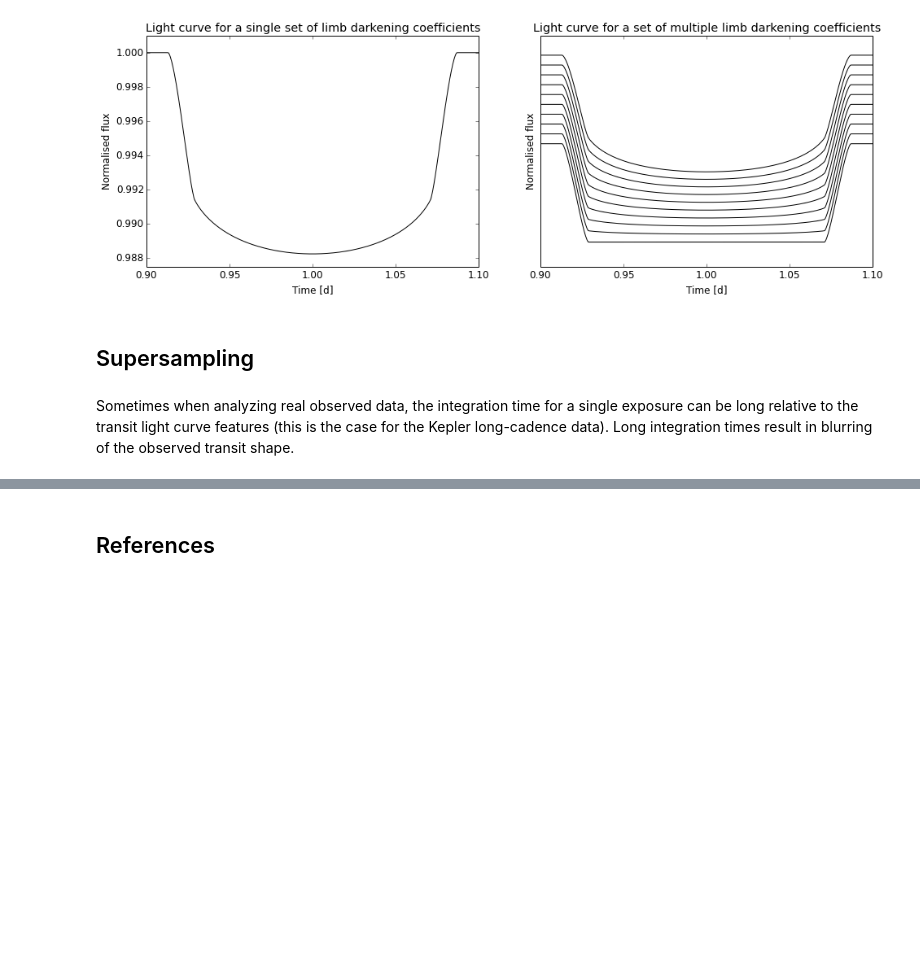
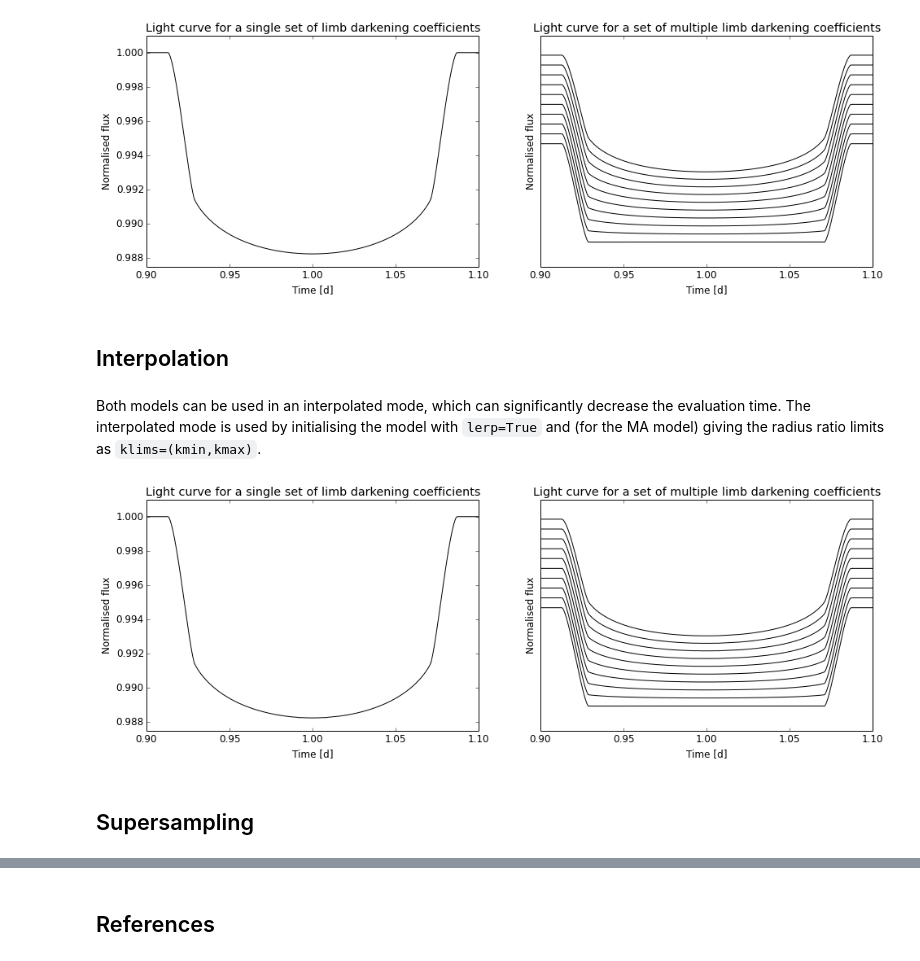
Before and after one commit to hpparvi/PyTransit, a Jupyter notebook: notebooks/PyTransit_Example_1.ipynb, the cells around one changed output, grey strips where cells are left out. Drawn from its saved outputs; the diff is of its cells as text; code cells hidden in the pictures; blank space fills up the shorter version.

```diff
--- a/notebooks/PyTransit_Example_1.ipynb
+++ b/notebooks/PyTransit_Example_1.ipynb
@@ -29,7 +30,7 @@ from pytransit import MandelAgol as MA
 # %%
 k, t0, p, a, i, e, w = 0.1, 1., 4., 8., 0.5*pi, 0.01, 0.5*pi
-t = np.linspace(0.9,1.1,500)
+t = linspace(0.9,1.1,500)
 
 us = [0.4,0.1]
-um = np.asfortranarray([[0.04*iu, 0.025*iu] for iu in range(10)])
+um = array([[0.04*iu, 0.025*iu] for iu in range(10)])
 # %% [markdown]
@@ -74,7 +75,27 @@ fig.tight_layout()
 fig.savefig('model_example_1.png')
 # %% [output]
 [figure]
+# %% [markdown]
+## Interpolation
+# %% [markdown]
+Both models can be used in an interpolated mode, which can significantly decrease the evaluation time. The interpolated mode is used by initialising the model with ``lerp=True`` and (for the MA model) giving the radius ratio limits as ``klims=(kmin,kmax)``.
+# %%
+mi = MA(lerp=True, klims=(0.09,0.11), nthr=4)
+
+fs = mi.evaluate(t, k, us, t0, p, a, i, e, w)
+fm = mi.evaluate(t, k, um, t0, p, a, i, e, w)
+
+rc('font', size=12)
+fig,ax = subplots(1,2,figsize=(14,5))
+ax[0].plot(t,fs, 'k');
+ax[1].plot(t,fm + np.arange(um.shape[0])*0.001, 'k');
+setp(ax[0], ylim=(0.9875,1.001), xlabel='Time [d]', ylabel='Normalised flux',
+        title='Light curve for a single set of limb darkening coefficients');
+setp(ax[1], ylim=(0.9875,1.011), yticks=[], xlabel='Time [d]', ylabel='Normalised flux',
+        title='Light curve for a set of multiple limb darkening coefficients');
+fig.tight_layout()
+fig.savefig('model_example_1_ip.png')
+# %% [output]
+[figure, added]
 # %% [markdown]
 ## Supersampling
-# %% [markdown]
-Sometimes when analyzing real observed data, the integration time for a single exposure can be long relative to the transit light curve features (this is the case for the Kepler long-cadence data). Long integration times result in blurring of the observed transit shape.
```
Also changed, not shown: parts of 9 cells of this notebook.
